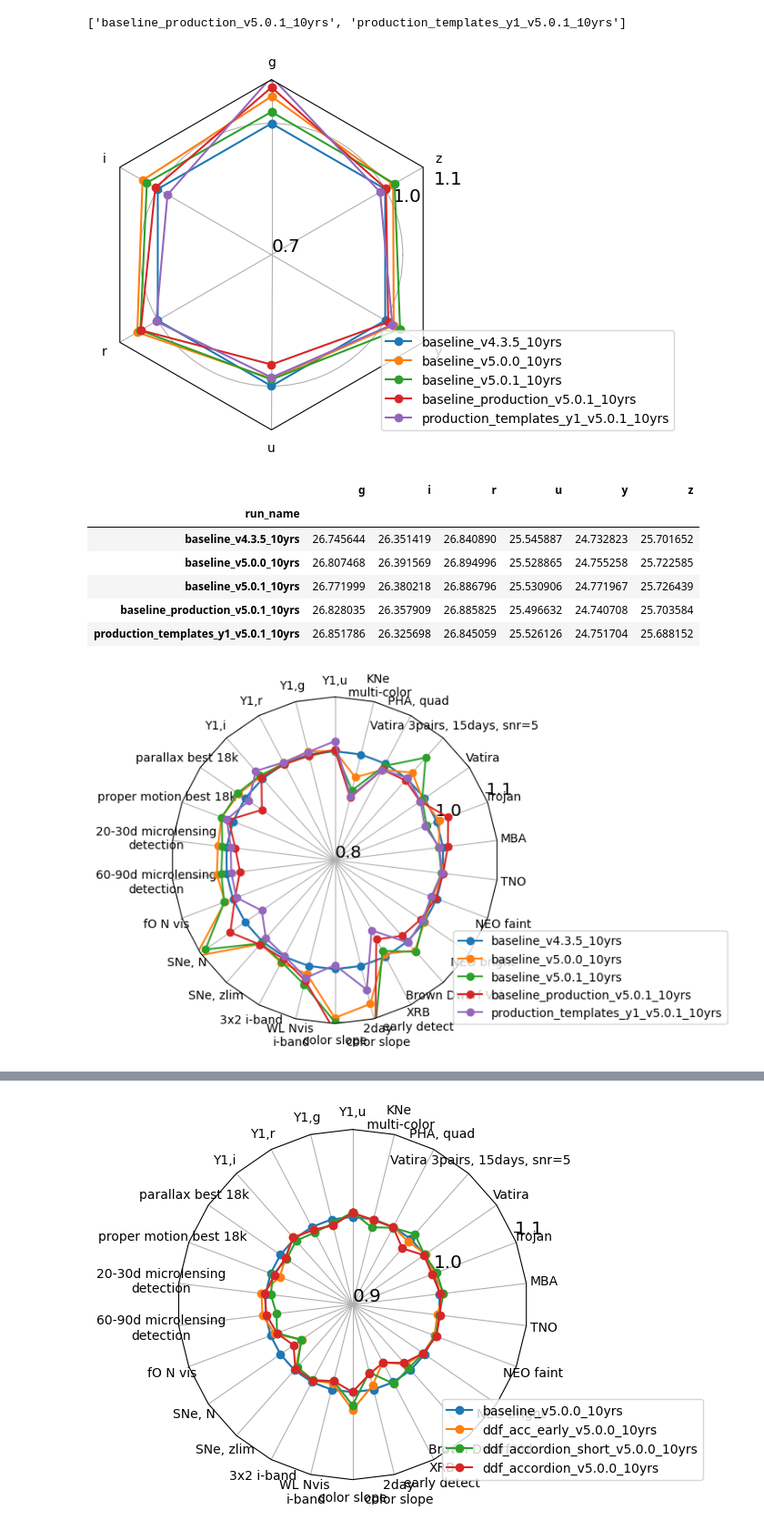
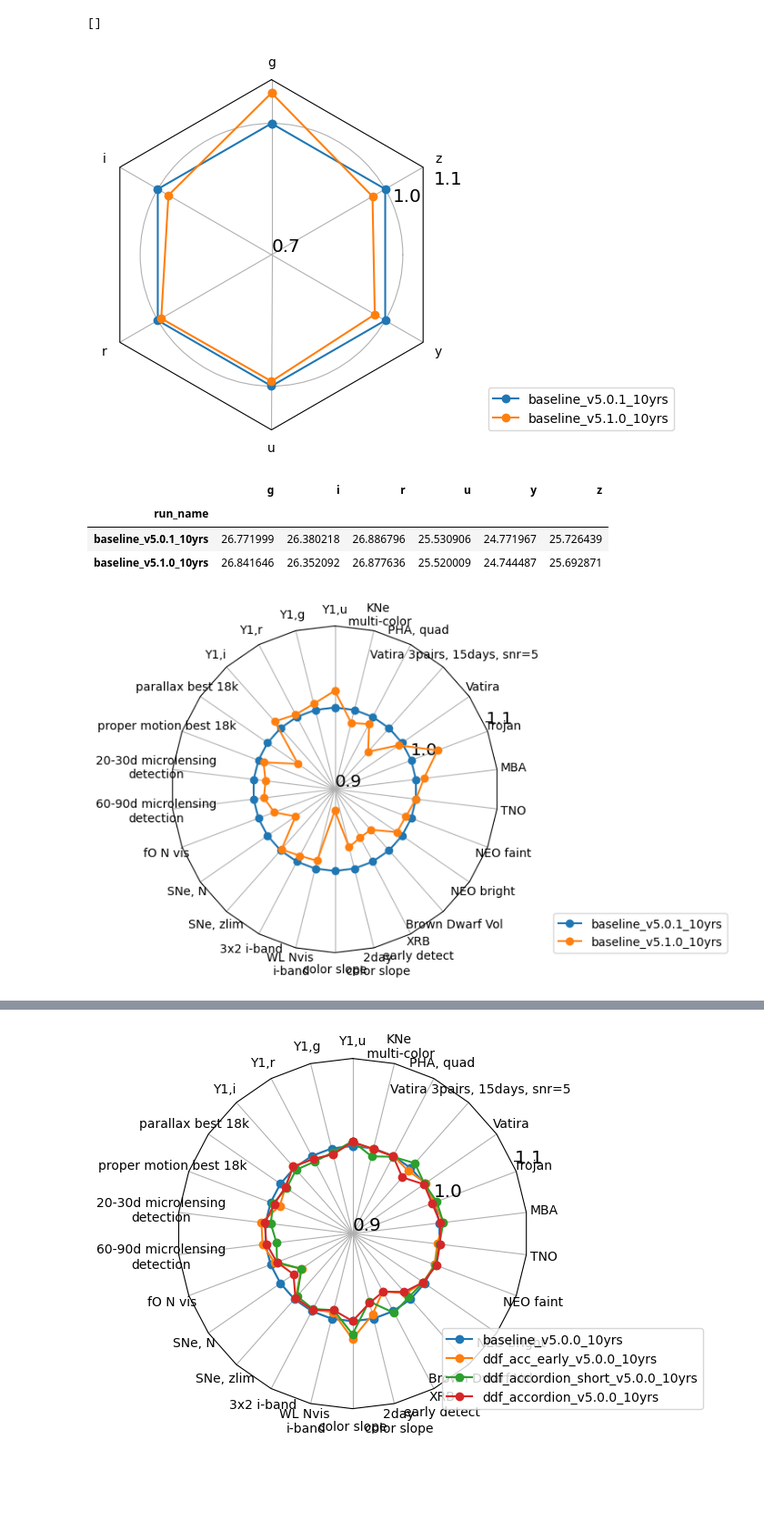
Before and after one commit to lsst-sims/sims_featureScheduler_runs5.1, a Jupyter notebook: maf/quick_look.ipynb, the cells around one changed output, grey strips where cells are left out. Shown at 91% size. Drawn from its saved outputs; the diff is of its cells as text; code cells hidden in the pictures; blank space fills up the shorter version.

```diff
--- a/maf/quick_look.ipynb
+++ b/maf/quick_look.ipynb
@@ -210,29 +210,26 @@ gaps_data = pd.DataFrame()
 for key in gaps_dict:
     gaps_data[gaps_dict[key]] = data_loaded[key]
 # %%
-[name for name in mag_data.index if "prod" in name]
+# [name for name in mag_data.index if "prod" in name]
 # %% [output]
-['baseline_production_v5.0.1_10yrs', 'production_templates_y1_v5.0.1_10yrs']
+[]
 # %%
-runs = ['baseline_v4.3.5_10yrs', 'baseline_v5.0.0_10yrs', 'baseline_v5.0.1_10yrs', 'baseline_production_v5.0.1_10yrs', 'production_templates_y1_v5.0.1_10yrs']
+runs = ['baseline_v5.0.1_10yrs', 'baseline_v5.1.0_10yrs']
 ndata = norm_df(mag_data, runs, cols=mag_data.columns.values.tolist(),
-                 mag_cols = mag_cols, norm_run='baseline_v4.3.5_10yrs')#, invert_cols=['u', 'g', 'r', 'i', 'z', 'y'])
+                 mag_cols = mag_cols, norm_run='baseline_v5.0.1_10yrs')#, invert_cols=['u', 'g', 'r', 'i', 'z', 'y'])
 fig, ax = radar(ndata, legend=True, rgrids=[0.7, 1.0, 1.1], bbox_to_anchor=(1.65, 0))
 # %% [output]
-[figure, old version]
+[figure, new version]
 # %%
 mag_data.loc[runs]
 # %% [output]
 |  | g | i | r | u | y | z |
 | run_name |  |  |  |  |  |  |
-| baseline_v4.3.5_10yrs | 26.745644 | 26.351419 | 26.840890 | 25.545887 | 24.732823 | 25.701652 |
-| baseline_v5.0.0_10yrs | 26.807468 | 26.391569 | 26.894996 | 25.528865 | 24.755258 | 25.722585 |
 | baseline_v5.0.1_10yrs | 26.771999 | 26.380218 | 26.886796 | 25.530906 | 24.771967 | 25.726439 |
-| baseline_production_v5.0.1_10yrs | 26.828035 | 26.357909 | 26.885825 | 25.496632 | 24.740708 | 25.703584 |
-| production_templates_y1_v5.0.1_10yrs | 26.851786 | 26.325698 | 26.845059 | 25.526126 | 24.751704 | 25.688152 |
+| baseline_v5.1.0_10yrs | 26.841646 | 26.352092 | 26.877636 | 25.520009 | 24.744487 | 25.692871 |
 # %%
 ndata = norm_df(data, runs, cols=data.columns.values.tolist(),
-                invert_cols=invert_cols, mag_cols = mag_cols, norm_run='baseline_v4.3.5_10yrs')
-fig, ax = radar(ndata, legend=True, rgrids=[0.8, 1.0, 1.1], bbox_to_anchor=(1.7, 0))
+                invert_cols=invert_cols, mag_cols = mag_cols, norm_run='baseline_v5.0.1_10yrs')
+fig, ax = radar(ndata, legend=True, rgrids=[0.9, 1.0, 1.1], bbox_to_anchor=(1.7, 0))
 # %% [output]
-[figure, old version]
+[figure, new version]
```
Also changed, not shown: parts of 13 cells of this notebook.
